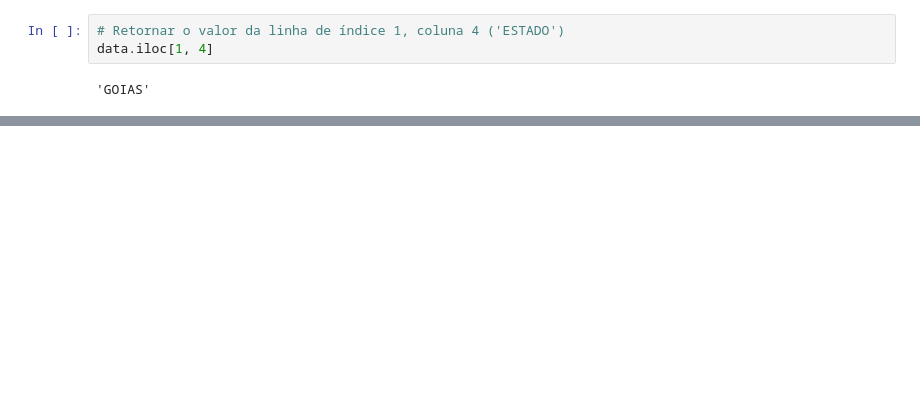
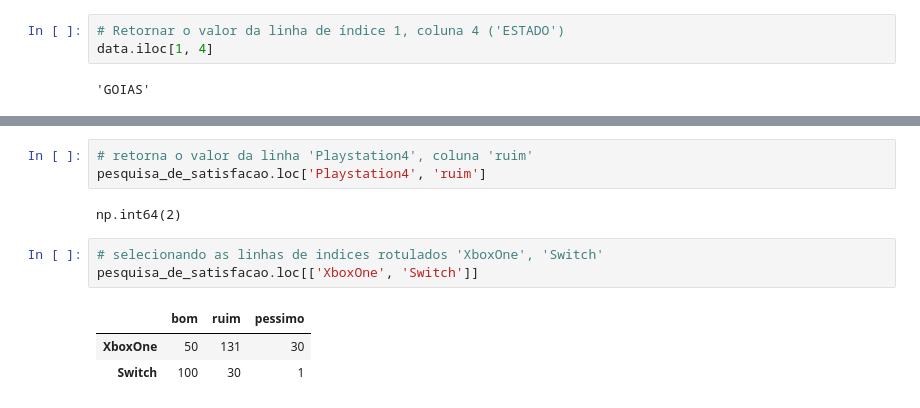
Before and after one commit to ricardoriverac/youxlab-treino-git, a Jupyter notebook: dados/aulaData.ipynb, the cells around one changed output, grey strips where cells are left out. Drawn from its saved outputs; the diff is of its cells as text; blank space fills up the shorter version.

```diff
--- a/dados/aulaData.ipynb
+++ b/dados/aulaData.ipynb
@@ -235,0 +317,12 @@ SELEÇÃO BASEADAS EM RÓTULOS
+# %%
+# retorna o valor da linha 'Playstation4', coluna 'ruim'
+pesquisa_de_satisfacao.loc['Playstation4', 'ruim']
+# %% [output]
+np.int64(2)
+# %%
+# selecionando as linhas de indices rotulados 'XboxOne', 'Switch'
+pesquisa_de_satisfacao.loc[['XboxOne', 'Switch']]
+# %% [output]
+|  | bom | ruim | pessimo |
+| XboxOne | 50 | 131 | 30 |
+| Switch | 100 | 30 | 1 |
```
Also changed, not shown: parts of 19 cells of this notebook.
